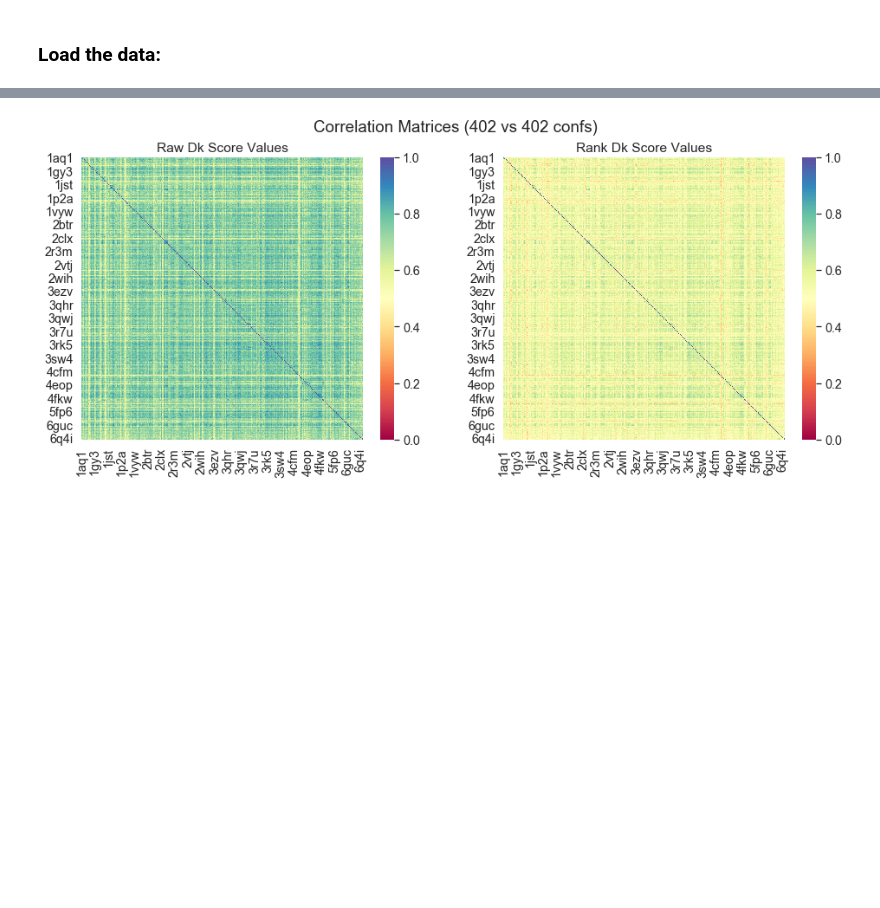
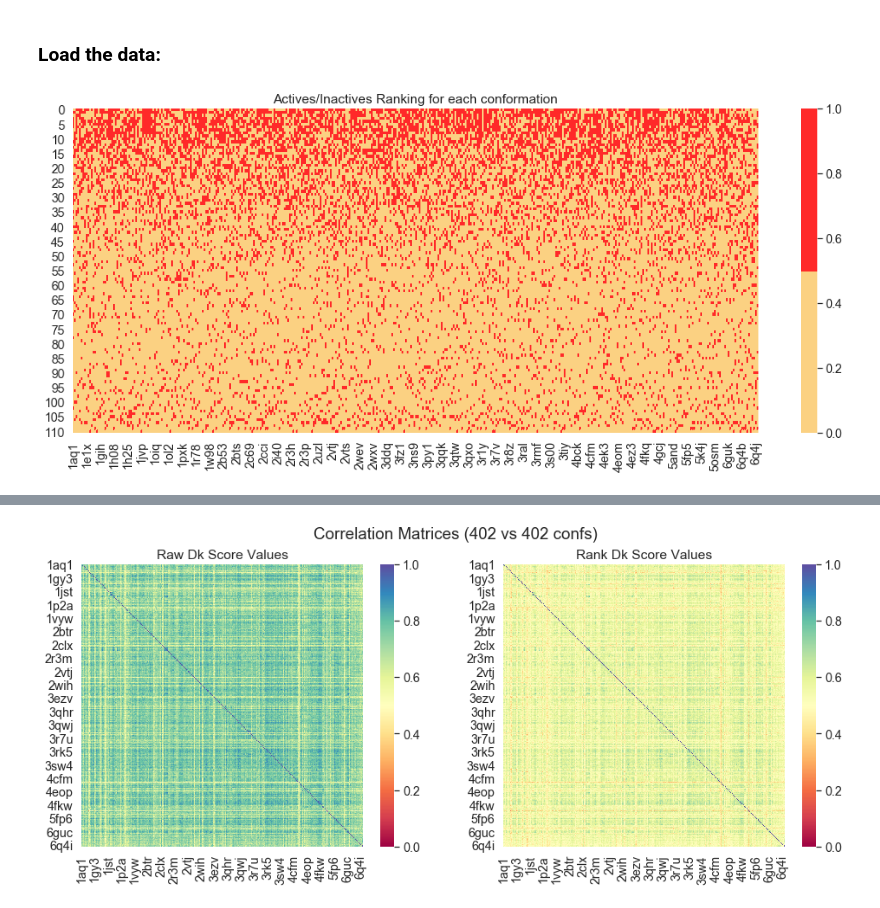
Before and after one commit to jRicciL/CDK2_notebooks, a Jupyter notebook: 6_Machine_Learning_Models/5_Conformational_Selection.ipynb, the cells around one changed output, grey strips where cells are left out. Saved outputs shown, nothing was run; the diff lists cells and outputs as text; code cells hidden in the pictures; blank space fills up the shorter version.

```diff
--- a/6_Machine_Learning_Models/5_Conformational_Selection.ipynb
+++ b/6_Machine_Learning_Models/5_Conformational_Selection.ipynb
@@ -23,0 +22,20 @@ df_test = scores_dic['CSAR']['Dk_sc']['X']
+# %%
+df_test = scores_dic['CSAR']['Dk_sc']['X']
+activity = scores_dic['CSAR']['Dk_sc']['y']
+df_test['Activity'] = activity
+
+df_test.sort_values(by = 'Activity', ascending = False, inplace = True)
+# %%
+df_ranked = pd.DataFrame()
+
+for column in df_test.iloc[:, :-1]:
+    actives_rank = df_test[['Activity', column]].sort_values(by = column)['Activity'].to_numpy()
+    df_ranked[column] = actives_rank
+# %%
+# Plot the correlation matrix using Kendall's Tau and Spearman's Rank Correlations Coef.
+fig, ax1 = plt.subplots(figsize=(18, 7))
+sns.heatmap(df_ranked, vmin = 0, vmax = 1, cmap = ['#FBD182','#FF2929'], ax= ax1)\
+                                        .set_title('Actives/Inactives Ranking for each conformation')
+plt.show()
+# %% [output]
+[figure, added]
```
Also changed, not shown: parts of 9 cells of this notebook.
